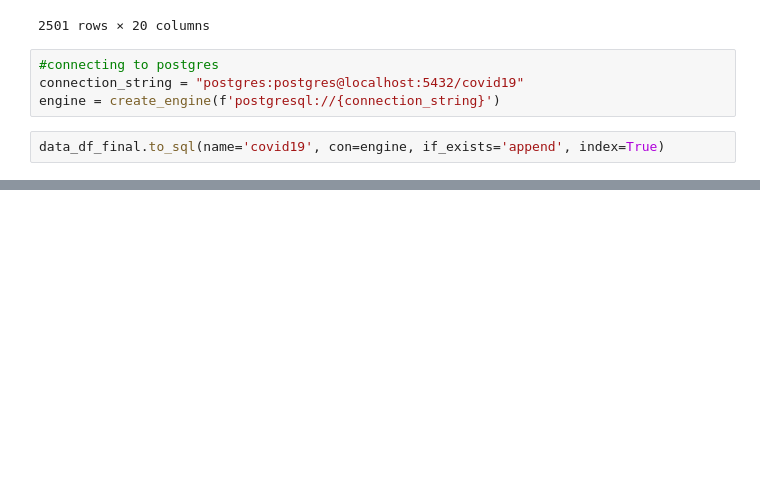
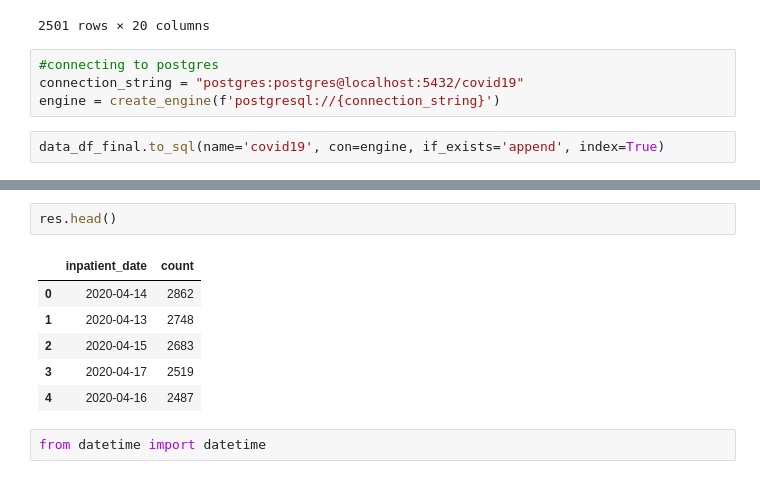
Before and after one commit to Enrique-Gaspar/project_2, a Jupyter notebook: ETL_complete_26apr20.ipynb, the cells around one changed output, grey strips where cells are left out. Saved outputs shown, nothing was run; the diff lists cells and outputs as text; blank space fills up the shorter version.

```diff
--- a/ETL_complete_26apr20.ipynb
+++ b/ETL_complete_26apr20.ipynb
@@ -530,0 +552,11 @@ data_df_final.to_sql(name='covid19', con=engine, if_exists='append', index=True)
+# %%
+res.head()
+# %% [output]
+|  | inpatient_date | count |
+| 0 | 2020-04-14 | 2862 |
+| 1 | 2020-04-13 | 2748 |
+| 2 | 2020-04-15 | 2683 |
+| 3 | 2020-04-17 | 2519 |
+| 4 | 2020-04-16 | 2487 |
+# %%
+from datetime import datetime
```
Also changed, not shown: parts of 6 cells of this notebook.
